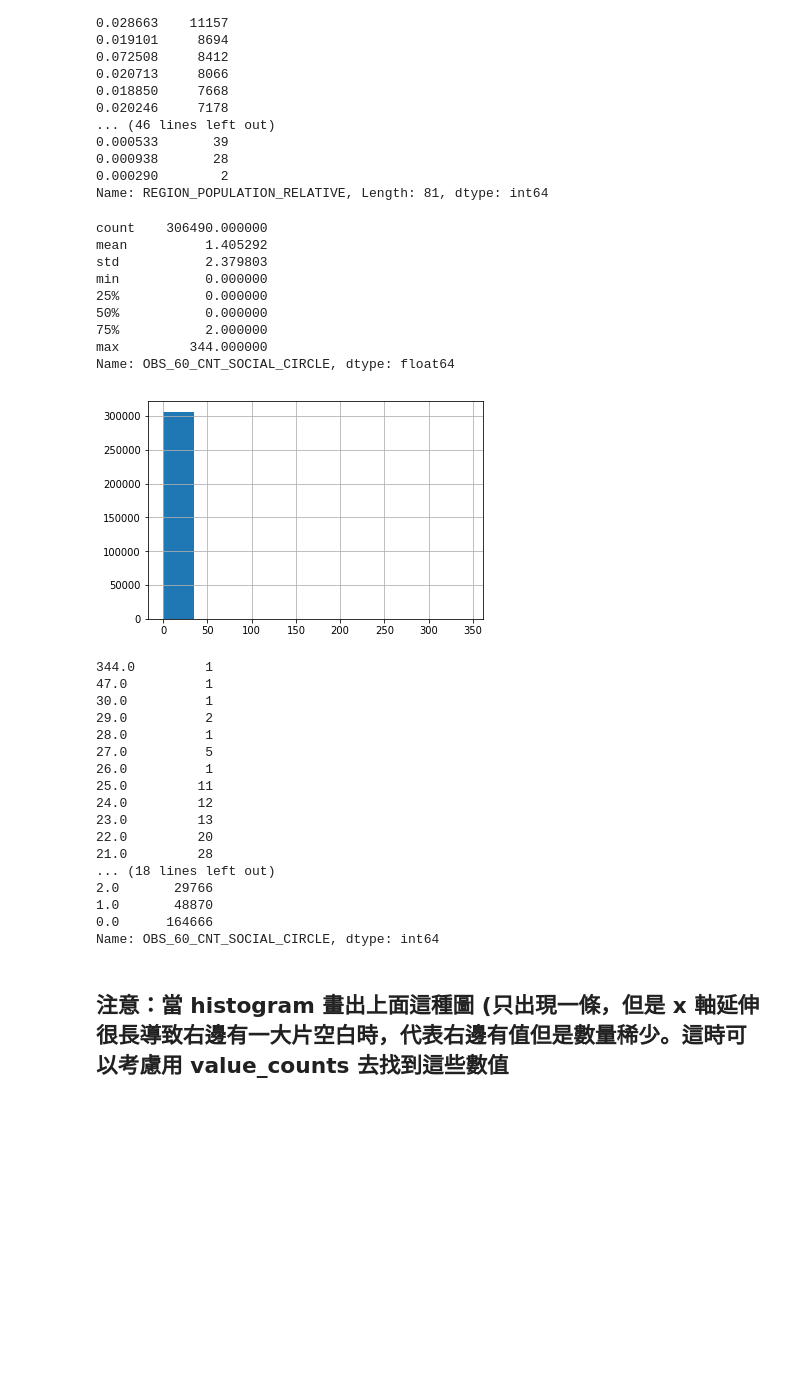
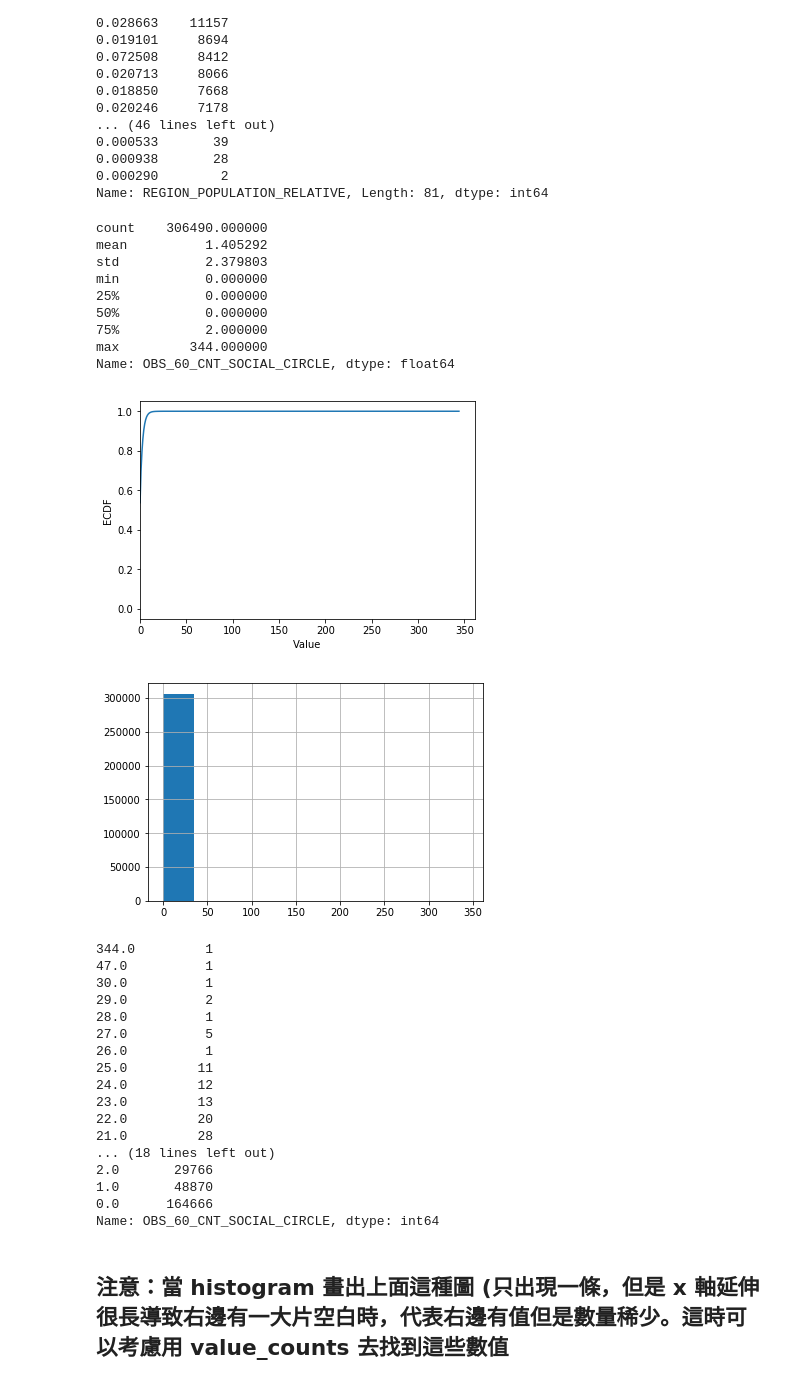
Before and after one commit to shaoxiaochang/2nd-ML100Days, a Jupyter notebook: homework/Day_006_HW.ipynb, the cells around one changed output. Drawn from its saved outputs; the diff is of its cells as text; code cells hidden in the pictures; blank space fills up the shorter version.

```diff
--- a/homework/Day_006_HW.ipynb
+++ b/homework/Day_006_HW.ipynb
@@ -166,35 +185,36 @@ Name: REGION_POPULATION_RELATIVE, Length: 81, dtype: int64
 # %%
 # 最大值落在分布之外
 print(app_train['OBS_60_CNT_SOCIAL_CIRCLE'].describe())
 
 # 繪製 Empirical Cumulative Density Plot (ECDF)
 """
 Your Code Here
-
-cdf =
+"""
+cdf = app_train['OBS_60_CNT_SOCIAL_CIRCLE'].value_counts().sort_index().cumsum()
 
 
 plt.plot(list(cdf.index), cdf/cdf.max())
 plt.xlabel('Value')
 plt.ylabel('ECDF')
 plt.xlim([cdf.index.min() * 0.95, cdf.index.max() * 1.05])
 plt.ylim([-0.05,1.05]) # 限制顯示圖片的範圍
 plt.show()
-"""
+
 app_train['OBS_60_CNT_SOCIAL_CIRCLE'].hist()
 plt.show()
 print(app_train['OBS_60_CNT_SOCIAL_CIRCLE'].value_counts().sort_index(ascending = False))
 # %% [output]
 count    306490.000000
 mean          1.405292
 std           2.379803
 min           0.000000
 25%           0.000000
 50%           0.000000
 75%           2.000000
 max         344.000000
 Name: OBS_60_CNT_SOCIAL_CIRCLE, dtype: float64
-[figure, old version]
+[figure, new version]
+[figure, added]
 344.0         1
 47.0          1
 30.0          1
```
Also changed, not shown: parts of 3 cells of this notebook.
